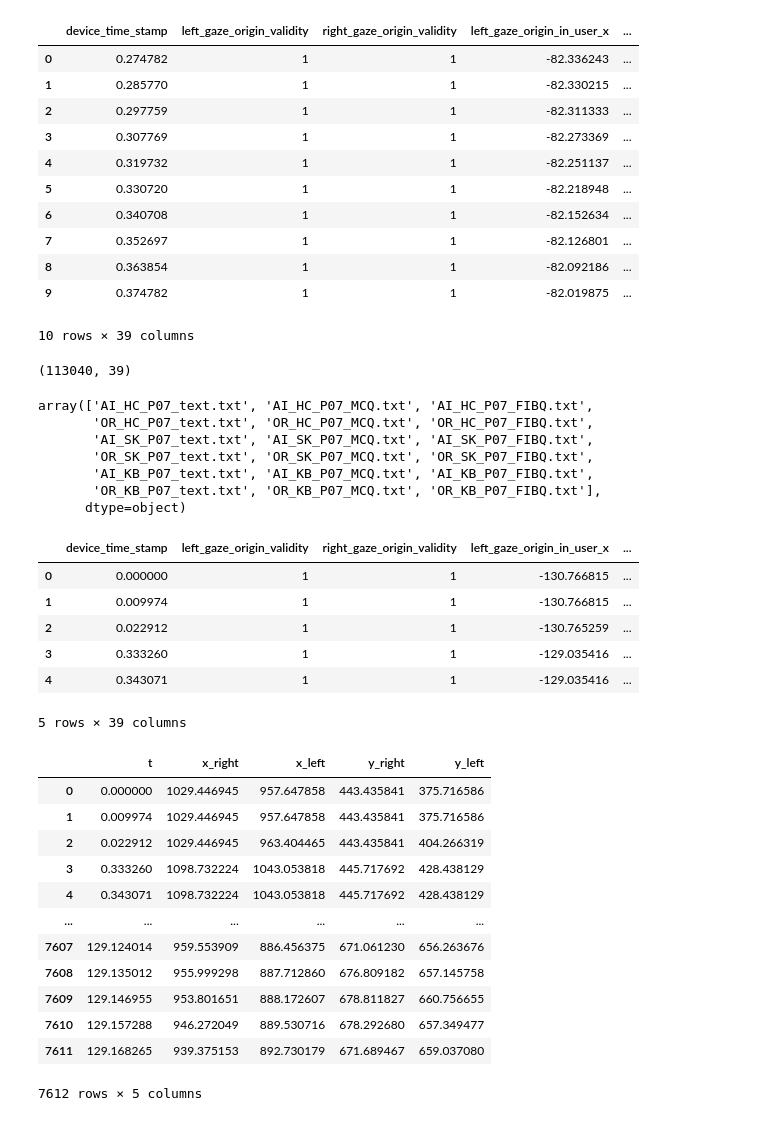
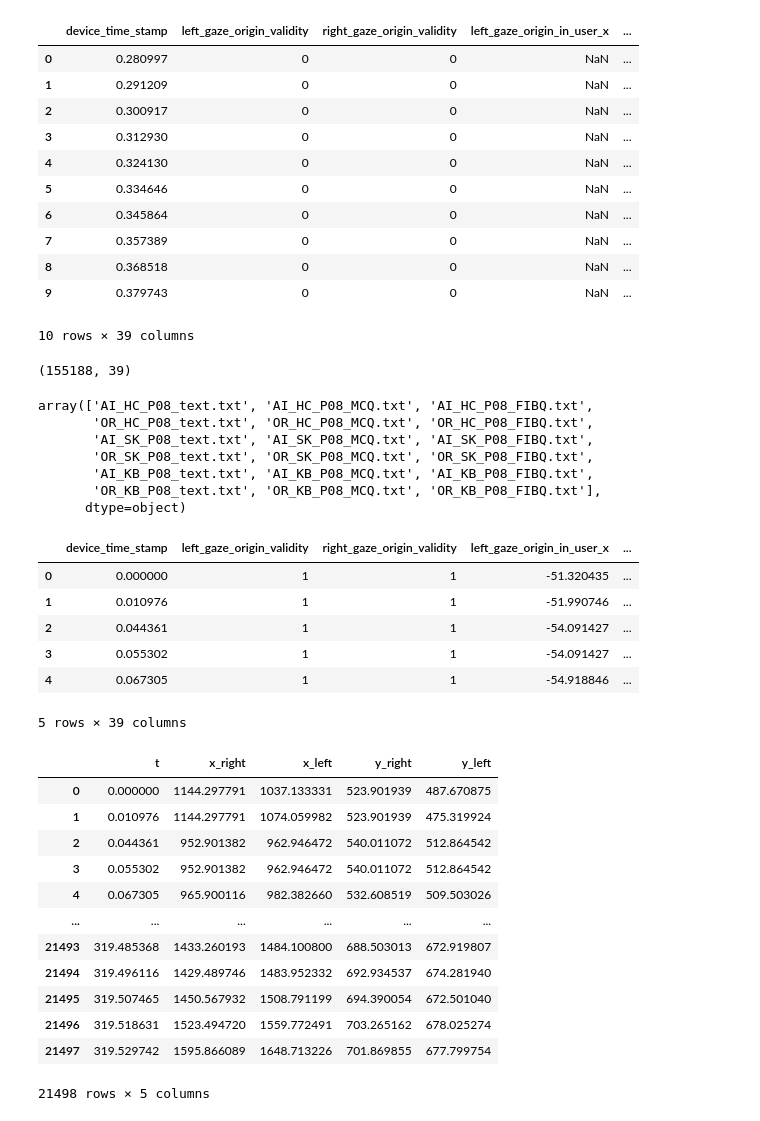
Before and after one commit to slayervictor/Fagpakkeprojekt-Eyes-Modelling, a Jupyter notebook: eye_tracking_expiriment/data_extraction.ipynb, the cells around one changed output. Saved outputs shown, nothing was run; the diff lists cells and outputs as text; code cells hidden in the pictures.

```diff
--- a/eye_tracking_expiriment/data_extraction.ipynb
+++ b/eye_tracking_expiriment/data_extraction.ipynb
@@ -12,36 +12,36 @@ testperson = 18
 # %%
 warnings.filterwarnings('ignore')
-gaze = pd.read_csv("../eye_tracking_expiriment\data\gaze_data_Muhammad_18.csv")
+gaze = pd.read_csv("../eye_tracking_expiriment\data\gaze_data_Tülin_19.csv")
 gaze.head(10)
 # %% [output]
 |  | device_time_stamp | left_gaze_origin_validity | right_gaze_origin_validity | left_gaze_origin_in_user_x | ... |
-| 0 | 0.274782 | 1 | 1 | -82.336243 | ... |
-| 1 | 0.285770 | 1 | 1 | -82.330215 | ... |
-| 2 | 0.297759 | 1 | 1 | -82.311333 | ... |
-| 3 | 0.307769 | 1 | 1 | -82.273369 | ... |
-| 4 | 0.319732 | 1 | 1 | -82.251137 | ... |
-| 5 | 0.330720 | 1 | 1 | -82.218948 | ... |
-| 6 | 0.340708 | 1 | 1 | -82.152634 | ... |
-| 7 | 0.352697 | 1 | 1 | -82.126801 | ... |
-| 8 | 0.363854 | 1 | 1 | -82.092186 | ... |
-| 9 | 0.374782 | 1 | 1 | -82.019875 | ... |
+| 0 | 0.280997 | 0 | 0 | NaN | ... |
+| 1 | 0.291209 | 0 | 0 | NaN | ... |
+| 2 | 0.300917 | 0 | 0 | NaN | ... |
+| 3 | 0.312930 | 0 | 0 | NaN | ... |
+| 4 | 0.324130 | 0 | 0 | NaN | ... |
+| 5 | 0.334646 | 0 | 0 | NaN | ... |
+| 6 | 0.345864 | 0 | 0 | NaN | ... |
+| 7 | 0.357389 | 0 | 0 | NaN | ... |
+| 8 | 0.368518 | 0 | 0 | NaN | ... |
+| 9 | 0.379743 | 0 | 0 | NaN | ... |
 10 rows × 39 columns
 # %%
 gaze = gaze.dropna()
 gaze.reset_index(drop=True, inplace=True)
 gaze.shape
 # %% [output]
-(113040, 39)
+(155188, 39)
 # %%
 un = gaze["text_file"].unique()
 un
 # %% [output]
-array(['AI_HC_P07_text.txt', 'AI_HC_P07_MCQ.txt', 'AI_HC_P07_FIBQ.txt',
-       'OR_HC_P07_text.txt', 'OR_HC_P07_MCQ.txt', 'OR_HC_P07_FIBQ.txt',
-       'AI_SK_P07_text.txt', 'AI_SK_P07_MCQ.txt', 'AI_SK_P07_FIBQ.txt',
-       'OR_SK_P07_text.txt', 'OR_SK_P07_MCQ.txt', 'OR_SK_P07_FIBQ.txt',
-       'AI_KB_P07_text.txt', 'AI_KB_P07_MCQ.txt', 'AI_KB_P07_FIBQ.txt',
-       'OR_KB_P07_text.txt', 'OR_KB_P07_MCQ.txt', 'OR_KB_P07_FIBQ.txt'],
+array(['AI_HC_P08_text.txt', 'AI_HC_P08_MCQ.txt', 'AI_HC_P08_FIBQ.txt',
+       'OR_HC_P08_text.txt', 'OR_HC_P08_MCQ.txt', 'OR_HC_P08_FIBQ.txt',
+       'AI_SK_P08_text.txt', 'AI_SK_P08_MCQ.txt', 'AI_SK_P08_FIBQ.txt',
+       'OR_SK_P08_text.txt', 'OR_SK_P08_MCQ.txt', 'OR_SK_P08_FIBQ.txt',
+       'AI_KB_P08_text.txt', 'AI_KB_P08_MCQ.txt', 'AI_KB_P08_FIBQ.txt',
+       'OR_KB_P08_text.txt', 'OR_KB_P08_MCQ.txt', 'OR_KB_P08_FIBQ.txt'],
       dtype=object)
 # %%
 im_HC_AI = gaze[(gaze["Label"] == "Immersive") & (gaze["text_file"] == un[0])]
@@ -65,11 +65,11 @@ im_KB_OR["device_time_stamp"] = im_KB_OR["device_time_stamp"] - im_KB_OR["device
 im_SK_OR.head(5)
 # %% [output]
 |  | device_time_stamp | left_gaze_origin_validity | right_gaze_origin_validity | left_gaze_origin_in_user_x | ... |
-| 0 | 0.000000 | 1 | 1 | -130.766815 | ... |
-| 1 | 0.009974 | 1 | 1 | -130.766815 | ... |
-| 2 | 0.022912 | 1 | 1 | -130.765259 | ... |
-| 3 | 0.333260 | 1 | 1 | -129.035416 | ... |
-| 4 | 0.343071 | 1 | 1 | -129.035416 | ... |
+| 0 | 0.000000 | 1 | 1 | -51.320435 | ... |
+| 1 | 0.010976 | 1 | 1 | -51.990746 | ... |
+| 2 | 0.044361 | 1 | 1 | -54.091427 | ... |
+| 3 | 0.055302 | 1 | 1 | -54.091427 | ... |
+| 4 | 0.067305 | 1 | 1 | -54.918846 | ... |
 5 rows × 39 columns
 # %%
 left_x = im_SK_OR['left_gaze_point_on_display_area_x']*2560
@@ -81,18 +81,18 @@ eyes = pd.DataFrame({'t': t, 'x_right': right_x, 'x_left': left_x, 'y_right': ri
 eyes
 # %% [output]
 |  | t | x_right | x_left | y_right | y_left |
-| 0 | 0.000000 | 1029.446945 | 957.647858 | 443.435841 | 375.716586 |
-| 1 | 0.009974 | 1029.446945 | 957.647858 | 443.435841 | 375.716586 |
-| 2 | 0.022912 | 1029.446945 | 963.404465 | 443.435841 | 404.266319 |
-| 3 | 0.333260 | 1098.732224 | 1043.053818 | 445.717692 | 428.438129 |
-| 4 | 0.343071 | 1098.732224 | 1043.053818 | 445.717692 | 428.438129 |
+| 0 | 0.000000 | 1144.297791 | 1037.133331 | 523.901939 | 487.670875 |
+| 1 | 0.010976 | 1144.297791 | 1074.059982 | 523.901939 | 475.319924 |
+| 2 | 0.044361 | 952.901382 | 962.946472 | 540.011072 | 512.864542 |
+| 3 | 0.055302 | 952.901382 | 962.946472 | 540.011072 | 512.864542 |
+| 4 | 0.067305 | 965.900116 | 982.382660 | 532.608519 | 509.503026 |
 | ... | ... | ... | ... | ... | ... |
-| 7607 | 129.124014 | 959.553909 | 886.456375 | 671.061230 | 656.263676 |
-| 7608 | 129.135012 | 955.999298 | 887.712860 | 676.809182 | 657.145758 |
-| 7609 | 129.146955 | 953.801651 | 888.172607 | 678.811827 | 660.756655 |
-| 7610 | 129.157288 | 946.272049 | 889.530716 | 678.292680 | 657.349477 |
-| 7611 | 129.168265 | 939.375153 | 892.730179 | 671.689467 | 659.037080 |
+| 21493 | 319.485368 | 1433.260193 | 1484.100800 | 688.503013 | 672.919807 |
+| 21494 | 319.496116 | 1429.489746 | 1483.952332 | 692.934537 | 674.281940 |
+| 21495 | 319.507465 | 1450.567932 | 1508.791199 | 694.390054 | 672.501040 |
+| 21496 | 319.518631 | 1523.494720 | 1559.772491 | 703.265162 | 678.025274 |
+| 21497 | 319.529742 | 1595.866089 | 1648.713226 | 701.869855 | 677.799754 |
-7612 rows × 5 columns
+21498 rows × 5 columns
 # %%
 f, axes = plt.subplots(2, 1, figsize=(15, 8))
 
```
Also changed, not shown: parts of 9 cells of this notebook, 3 other files.
